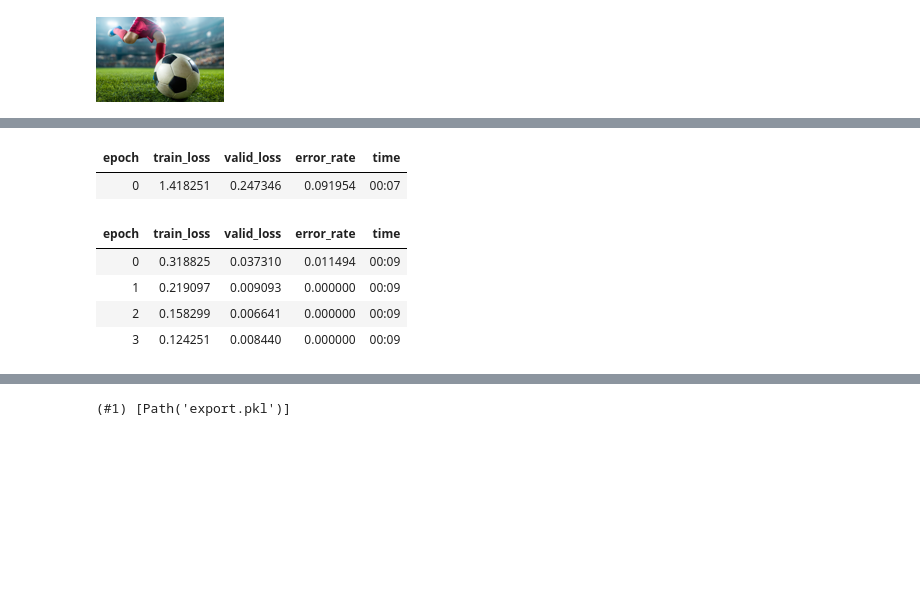
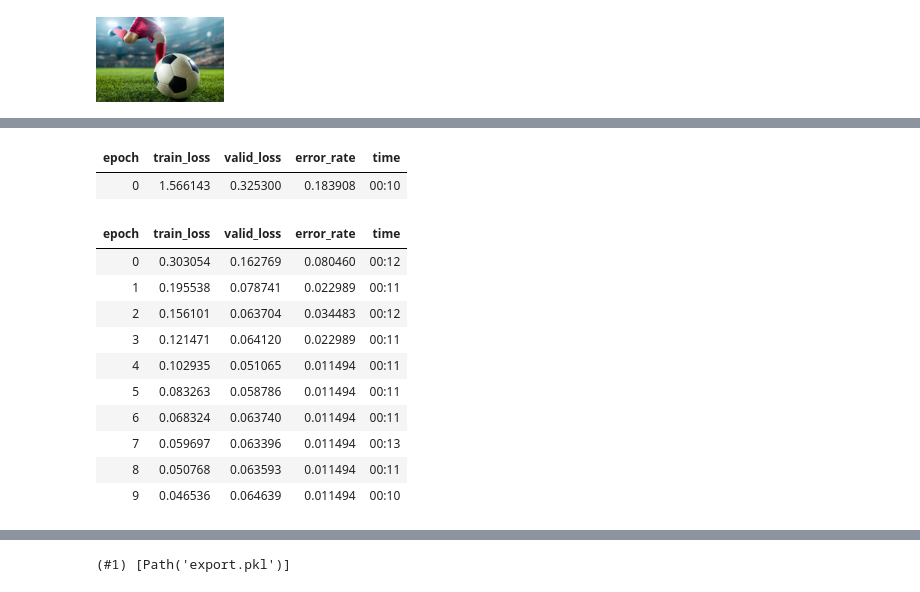
Before and after one commit to nikitabortnichuk/Machine_learning_image_classification, a Jupyter notebook: ti_72_lab_02_var_3_BortnichukNO.ipynb, the cells around one changed output, grey strips where cells are left out. Saved outputs shown, nothing was run; the diff lists cells and outputs as text; code cells hidden in the pictures; blank space fills up the shorter version.

```diff
--- a/ti_72_lab_02_var_3_BortnichukNO.ipynb
+++ b/ti_72_lab_02_var_3_BortnichukNO.ipynb
@@ -120,5 +121,4 @@ dls.valid.show_batch(max_n=4, nrows=1)
 # %%
-balls = balls.new(item_tfms=RandomResizedCrop(128, min_scale=0.3))
 dls = balls.dataloaders(path)
 dls.train.show_batch(max_n=4, nrows=1, unique=True)
 # %% [output]
@@ -138,5 +138,5 @@ balls = balls.new(
 dls = balls.dataloaders(path)
 # %%
 learn = cnn_learner(dls, resnet18, metrics=error_rate)
-learn.fine_tune(4)
+learn.fine_tune(10)
 # %% [output]
@@ -144,10 +143,16 @@ Downloading: "https://download.pytorch.org/models/resnet18-5c106cde.pth" to /roo
 | epoch | train_loss | valid_loss | error_rate | time |
-| 0 | 1.418251 | 0.247346 | 0.091954 | 00:07 |
+| 0 | 1.566143 | 0.325300 | 0.183908 | 00:10 |
 | epoch | train_loss | valid_loss | error_rate | time |
-| 0 | 0.318825 | 0.037310 | 0.011494 | 00:09 |
-| 1 | 0.219097 | 0.009093 | 0.000000 | 00:09 |
-| 2 | 0.158299 | 0.006641 | 0.000000 | 00:09 |
-| 3 | 0.124251 | 0.008440 | 0.000000 | 00:09 |
+| 0 | 0.303054 | 0.162769 | 0.080460 | 00:12 |
+| 1 | 0.195538 | 0.078741 | 0.022989 | 00:11 |
+| 2 | 0.156101 | 0.063704 | 0.034483 | 00:12 |
+| 3 | 0.121471 | 0.064120 | 0.022989 | 00:11 |
+| 4 | 0.102935 | 0.051065 | 0.011494 | 00:11 |
+| 5 | 0.083263 | 0.058786 | 0.011494 | 00:11 |
+| 6 | 0.068324 | 0.063740 | 0.011494 | 00:11 |
+| 7 | 0.059697 | 0.063396 | 0.011494 | 00:13 |
+| 8 | 0.050768 | 0.063593 | 0.011494 | 00:11 |
+| 9 | 0.046536 | 0.064639 | 0.011494 | 00:10 |
 # %%
 interp = ClassificationInterpretation.from_learner(learn)
 interp.plot_confusion_matrix()
```
Also changed, not shown: parts of 26 cells of this notebook.
